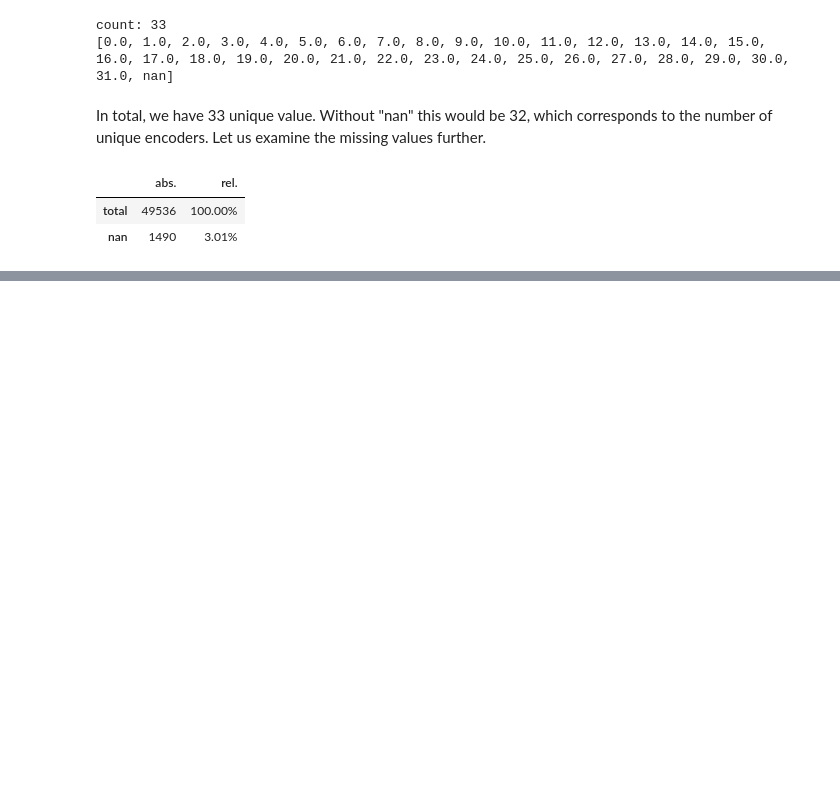
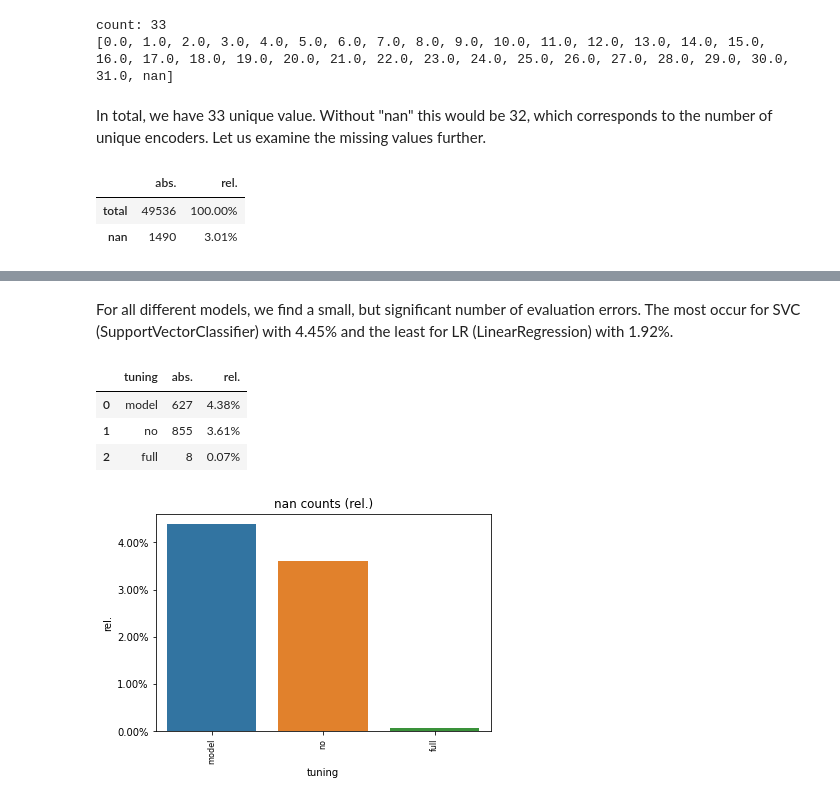
Before and after one commit to Sidies/ranking_encoders, a Jupyter notebook: notebooks/Rankings.ipynb, the cells around one changed output, grey strips where cells are left out. Cells and saved outputs as stored; diff of their text form; code cells hidden in the pictures; blank space fills up the shorter version.

```diff
--- a/notebooks/Rankings.ipynb
+++ b/notebooks/Rankings.ipynb
@@ -174,0 +242,10 @@ We see that there is a big variation between the encoders. While OE (OrdinalEnco
+# %% [markdown]
+For all different models, we find a small, but significant number of evaluation errors. The most occur for SVC (SupportVectorClassifier) with 4.45% and the least for LR (LinearRegression) with 1.92%.
+# %%
+display_combinations('tuning')
+# %% [output]
+|  | tuning | abs. | rel. |
+| 0 | model | 627 | 4.38% |
+| 1 | no | 855 | 3.61% |
+| 2 | full | 8 | 0.07% |
+[figure, added]
```
Also changed, not shown: parts of 15 cells of this notebook.
